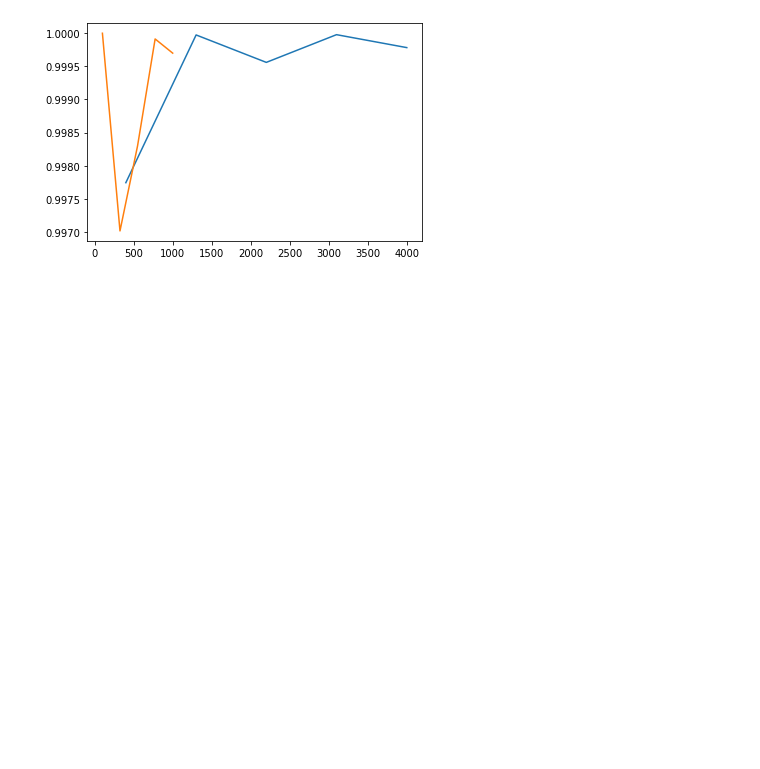
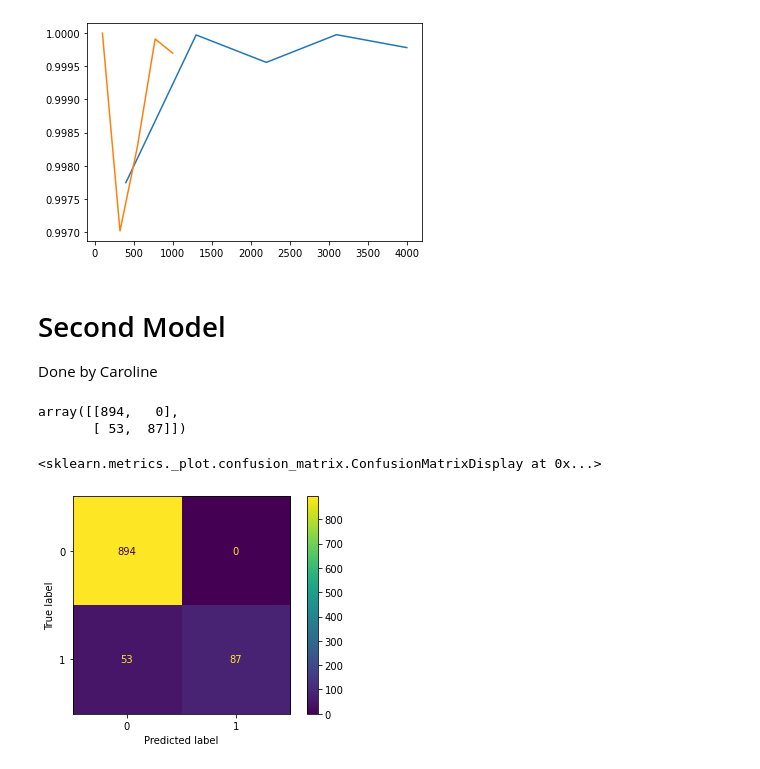
Before and after one commit to BrindaPuri/ECS171-SpamFiltering, a Jupyter notebook: SpamFilter.ipynb, the cells around one changed output. Cells and saved outputs as stored; diff of their text form; code cells hidden in the pictures; blank space fills up the shorter version.

```diff
--- a/SpamFilter.ipynb
+++ b/SpamFilter.ipynb
@@ -418,8 +403,0 @@ print('\n Testing Mean squared error: %.2f' % mean_squared_error(y_train,train_p
-# %%
-from sklearn.cluster import KMeans
-distortions = []
-for i in range(1,10):
-    kmeanModel = KMeans(n_clusters=i)
-    kmeanModel.fit(train_vectors,y_train)
-    distortions.append(kmeanModel.inertia_)
-print(distortions)
@@ -428,14 +403,0 @@ print(distortions)
-# %%
-from sklearn.cluster import KMeans
-distortions = []
-for i in range(1,10):
-    kmeanModel = KMeans(n_clusters=i)
-    kmeanModel.fit(train_vectors,y_train)
-    distortions.append(kmeanModel.inertia_)
-print(distortions)
-[4055.1025654382283, 4026.7681299825263, 4006.457917717692, 3991.508602092298, 3977.996380872206, 3963.996513701287, 3955.821175713536, 3943.6880744461964, 3933.786784588135]
-plt.plot(range(1,10), distortions, 'bx-')
-plt.xlabel('Values of K')
-plt.ylabel('Distortion')
-plt.title('The Elbow Method using Distortion')
-plt.show()
@@ -463,3 +415,27 @@ plt.plot(test_sizes,np.mean(test_scores,axis=1))
 # %% [output]
 [<matplotlib.lines.Line2D at 0x...>]
 [figure]
+# %% [markdown]
+# Second Model
+Done by Caroline
+# %%
+from sklearn.naive_bayes import MultinomialNB
+
+model_2 = MultinomialNB().fit(train_vectors, y_train)
+test_pred = model_2.predict(test_vectors)
+
+train_pred = model_2.predict(train_vectors)
+
+mycm = confusion_matrix(y_test, test_pred, labels = model_2.classes_)
+display(mycm)
+mycmdisp = ConfusionMatrixDisplay(confusion_matrix = mycm, display_labels=model_2.classes_)
+mycmdisp.plot()
+
+# Using Naive Bayes, the model classified ham messages very well, but performed poorly classifying spam messages.
+# Many spam messages were incorrectly labeled as ham, making the first model much preferable for effectively flagging
+# spam messages.
+# %% [output]
+array([[894,   0],
+       [ 53,  87]])
+<sklearn.metrics._plot.confusion_matrix.ConfusionMatrixDisplay at 0x...>
+[figure, added]
```
Also changed, not shown: parts of 19 cells of this notebook, 2 other files.
